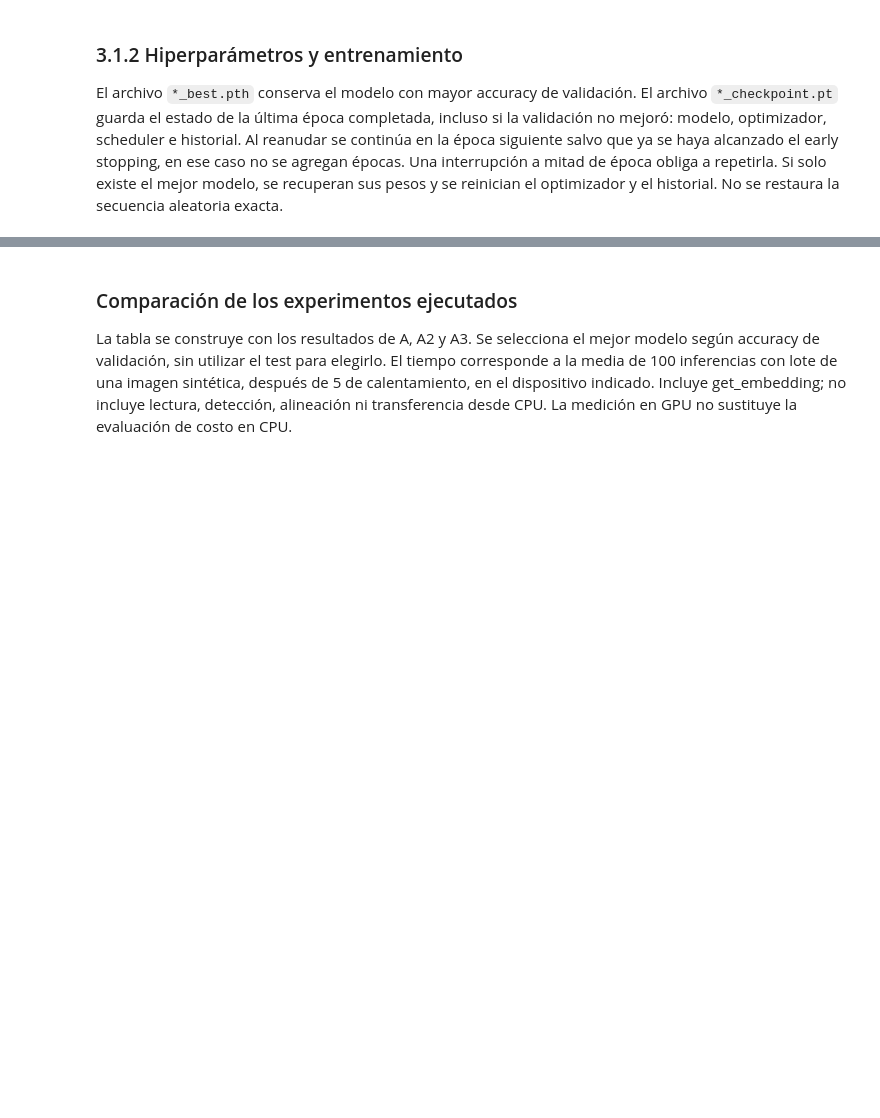
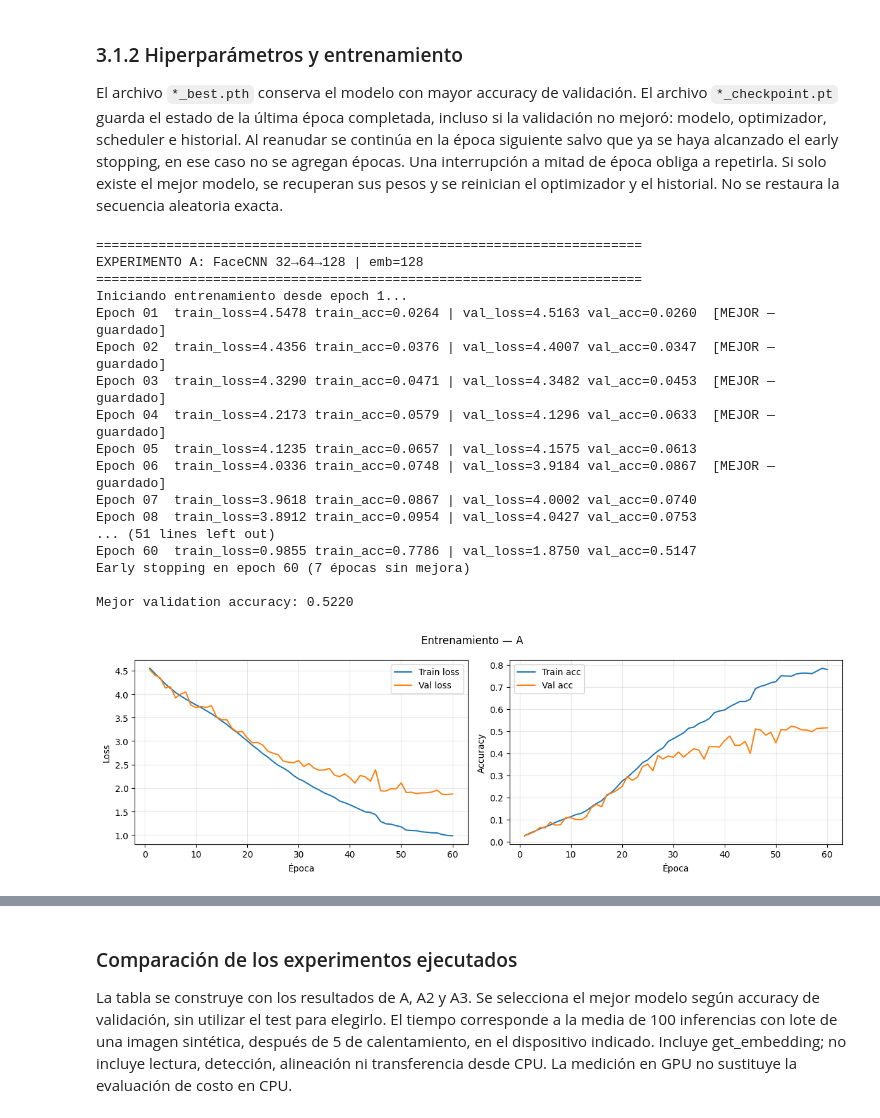
Before and after one commit to gabrielsoda/tuia-face-recognition-app, a Jupyter notebook: 2-train.ipynb, the cells around one changed output, grey strips where cells are left out. Drawn from its saved outputs; the diff is of its cells as text; code cells hidden in the pictures; blank space fills up the shorter version.

```diff
--- a/2-train.ipynb
+++ b/2-train.ipynb
@@ -187,17 +211,28 @@ generador de semilla fija. num_workers=0 carga en el proceso de la notebook.
 La memoria fijada se habilita solo cuando se utiliza CUDA.
 # %%
 train_loader = torch.utils.data.DataLoader(
-    train_ds, batch_size=BATCH_SIZE, shuffle=True, num_workers=0,
+    train_ds,
+    batch_size=BATCH_SIZE,
+    shuffle=True,
+    num_workers=0,
     pin_memory=DEVICE.type == "cuda",
     generator=torch.Generator().manual_seed(SEED),
 )
 val_loader = torch.utils.data.DataLoader(
-    val_ds, batch_size=BATCH_SIZE, shuffle=False, num_workers=0,
+    val_ds,
+    batch_size=BATCH_SIZE,
+    shuffle=False,
+    num_workers=0,
     pin_memory=DEVICE.type == "cuda",
 )
 test_loader = torch.utils.data.DataLoader(
-    test_ds, batch_size=BATCH_SIZE, shuffle=False, num_workers=0,
+    test_ds,
+    batch_size=BATCH_SIZE,
+    shuffle=False,
+    num_workers=0,
     pin_memory=DEVICE.type == "cuda",
 )
 
-print(f"Batches — train: {len(train_loader)} | val: {len(val_loader)} | test: {len(test_loader)}")
+print(
+    f"Batches — train: {len(train_loader)} | val: {len(val_loader)} | test: {len(test_loader)}"
+)
@@ -562,11 +667,19 @@ hist = np.array(history)
 fig, axes = plt.subplots(1, 2, figsize=(12, 4))
 axes[0].plot(hist[:, 0], hist[:, 1], label="Train loss")
 axes[0].plot(hist[:, 0], hist[:, 3], label="Val loss")
-axes[0].set_xlabel("Época"); axes[0].set_ylabel("Loss"); axes[0].legend(); axes[0].grid(alpha=0.3)
+axes[0].set_xlabel("Época")
+axes[0].set_ylabel("Loss")
+axes[0].legend()
+axes[0].grid(alpha=0.3)
 axes[1].plot(hist[:, 0], hist[:, 2], label="Train acc")
 axes[1].plot(hist[:, 0], hist[:, 4], label="Val acc")
-axes[1].set_xlabel("Época"); axes[1].set_ylabel("Accuracy"); axes[1].legend(); axes[1].grid(alpha=0.3)
-plt.suptitle("Entrenamiento — A"); plt.tight_layout(); plt.show()
+axes[1].set_xlabel("Época")
+axes[1].set_ylabel("Accuracy")
+axes[1].legend()
+axes[1].grid(alpha=0.3)
+plt.suptitle("Entrenamiento — A")
+plt.tight_layout()
+plt.show()
 
 # Tiempo inferencia
 model = torch.load(model_pth, map_location=DEVICE, weights_only=False)
@@ -574,33 +687,52 @@ model.eval().to(DEVICE)
 dummy = torch.randn(1, 3, FACE_SIZE, FACE_SIZE, device=DEVICE)
 with torch.no_grad():
     for _ in range(5):
         _ = model.get_embedding(dummy)
     # Esperar a que termine el calentamiento antes de iniciar el reloj.
     if DEVICE.type == "cuda":
         torch.cuda.synchronize(DEVICE)
     t0 = time.perf_counter()
     for _ in range(100):
         _ = model.get_embedding(dummy)
     # Esperar a que terminen las inferencias antes de detener el reloj.
     if DEVICE.type == "cuda":
         torch.cuda.synchronize(DEVICE)
     t1 = time.perf_counter()
 inf_ms = ((t1 - t0) / 100) * 1000
 
 pth_size_mb = model_pth.stat().st_size / (1024 * 1024) if model_pth.exists() else 0.0
 
 results["A"] = {
     "desc": desc,
     "best_val_acc": best_val_acc,
     "n_params": n_params,
     "inf_ms": inf_ms,
     "pth_size_mb": pth_size_mb,
     "model_pth": str(model_pth),
 }
 
 del model, dummy
 if torch.cuda.is_available():
     torch.cuda.empty_cache()
+# %% [output]
+======================================================================
+EXPERIMENTO A: FaceCNN 32→64→128 | emb=128
+======================================================================
+Iniciando entrenamiento desde epoch 1...
+Epoch 01  train_loss=4.5478 train_acc=0.0264 | val_loss=4.5163 val_acc=0.0260  [MEJOR — guardado]
+Epoch 02  train_loss=4.4356 train_acc=0.0376 | val_loss=4.4007 val_acc=0.0347  [MEJOR — guardado]
+Epoch 03  train_loss=4.3290 train_acc=0.0471 | val_loss=4.3482 val_acc=0.0453  [MEJOR — guardado]
+Epoch 04  train_loss=4.2173 train_acc=0.0579 | val_loss=4.1296 val_acc=0.0633  [MEJOR — guardado]
+Epoch 05  train_loss=4.1235 train_acc=0.0657 | val_loss=4.1575 val_acc=0.0613
+Epoch 06  train_loss=4.0336 train_acc=0.0748 | val_loss=3.9184 val_acc=0.0867  [MEJOR — guardado]
+Epoch 07  train_loss=3.9618 train_acc=0.0867 | val_loss=4.0002 val_acc=0.0740
+Epoch 08  train_loss=3.8912 train_acc=0.0954 | val_loss=4.0427 val_acc=0.0753
+... (51 lines left out)
+Epoch 60  train_loss=0.9855 train_acc=0.7786 | val_loss=1.8750 val_acc=0.5147
+Early stopping en epoch 60 (7 épocas sin mejora)
+
+Mejor validation accuracy: 0.5220
+[figure, added]
 # %%
 # Entrenar A2
 model = ModelA2(NUM_CLASSES).to(DEVICE)
```
Also changed, not shown: parts of 10 cells of this notebook.
